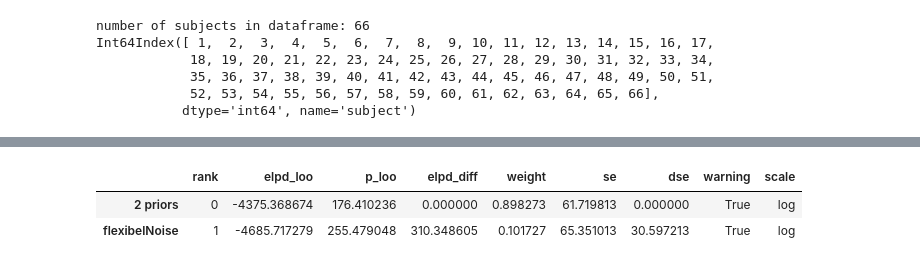
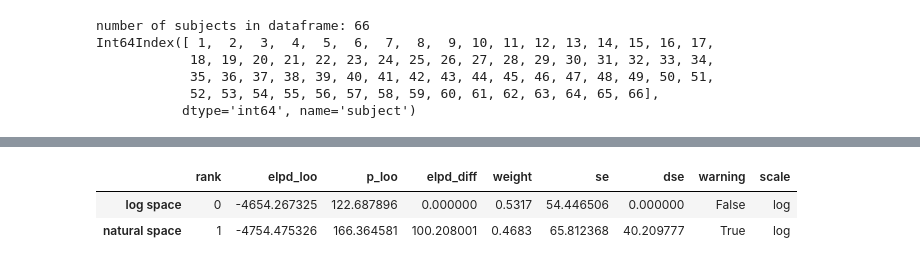
Before and after one commit to mrenke/numrisk, a Jupyter notebook: numrisk/behavior_risk/bauerModelComp.ipynb, the cells around one changed output, grey strips where cells are left out. Drawn from its saved outputs; the diff is of its cells as text; code cells hidden in the pictures.

Commit message:
risk task cognmodel analysis - asymmetic option weighting

```diff
--- a/numrisk/behavior_risk/bauerModelComp.ipynb
+++ b/numrisk/behavior_risk/bauerModelComp.ipynb
@@ -60,9 +49,15 @@ Int64Index([ 1,  2,  3,  4,  5,  6,  7,  8,  9, 10, 11, 12, 13, 14, 15, 16, 17,
+# %%
+model_1 = az.from_netcdf('/Volumes/g_econ_department$/projects/2023/renkert_dehollander_ruff_dnumr/data/ds-dnumrisk/derivatives/cogmodels_risk/model-8_format-symbolic_trace.netcdf')
+# %%
+format = 'symbolic'
+model_n = '12'
+model_2 =  az.from_netcdf(op.join(target_folder, f'model-{model_n}_format-{format}_trace.netcdf'))
 # %%
-compare_dict = {"2 priors": model_1, #"n1/n2, fit prior": model_2,
-                "flexibelNoise": model_2}
+compare_dict = {"log space": model_1, #"n1/n2, fit prior": model_2,
+                "natural space": model_2}
 
 az.compare(compare_dict)
 # %% [output]
 |  | rank | elpd_loo | p_loo | elpd_diff | weight | se | dse | warning | scale |
-| 2 priors | 0 | -4375.368674 | 176.410236 | 0.000000 | 0.898273 | 61.719813 | 0.000000 | True | log |
-| flexibelNoise | 1 | -4685.717279 | 255.479048 | 310.348605 | 0.101727 | 65.351013 | 30.597213 | True | log |
+| log space | 0 | -4654.267325 | 122.687896 | 0.000000 | 0.5317 | 54.446506 | 0.000000 | False | log |
+| natural space | 1 | -4754.475326 | 166.364581 | 100.208001 | 0.4683 | 65.812368 | 40.209777 | True | log |
```
Also changed, not shown: parts of 3 cells of this notebook, 5 other files.
